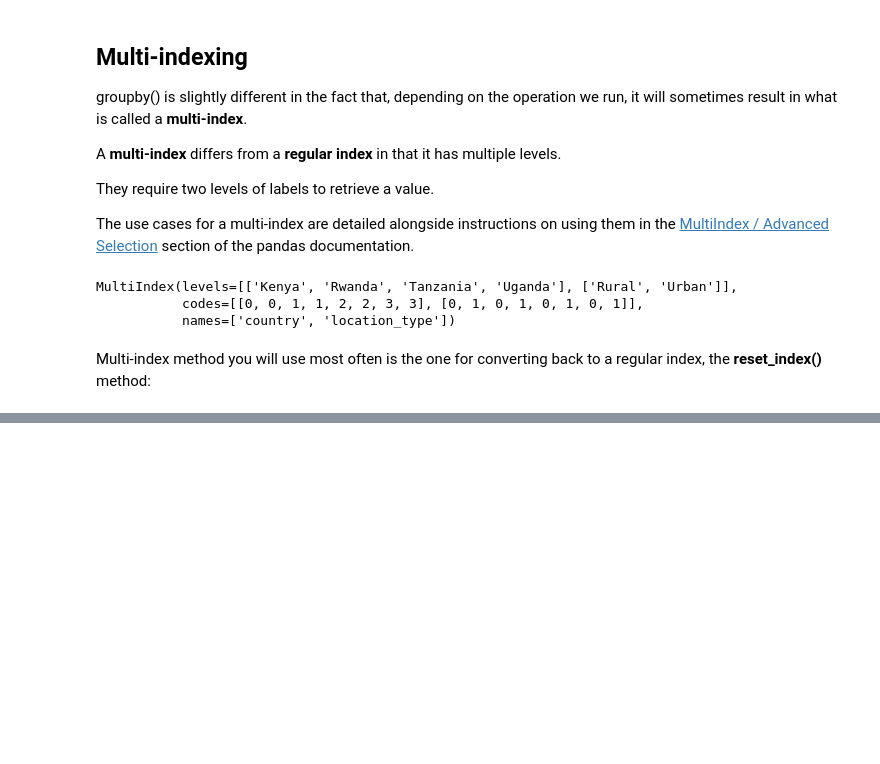
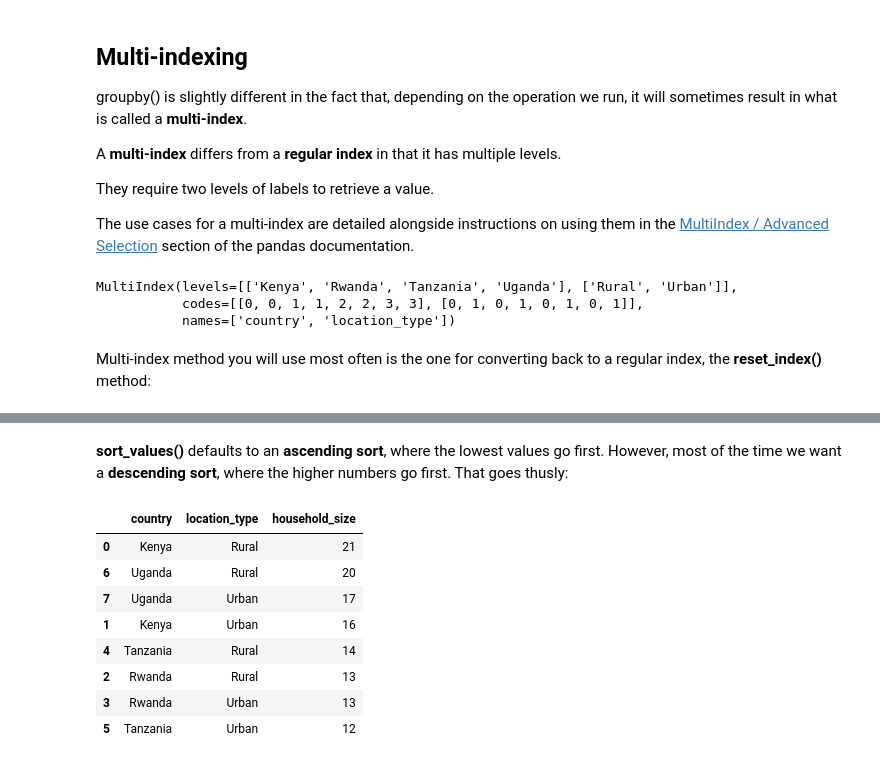
Before and after one commit to AubreyJohns/python_pandas, a Jupyter notebook: Pandas.ipynb, the cells around one changed output, grey strips where cells are left out. Drawn from its saved outputs; the diff is of its cells as text; code cells hidden in the pictures; blank space fills up the shorter version.

```diff
--- a/Pandas.ipynb
+++ b/Pandas.ipynb
@@ -1287,0 +1331,14 @@ Multi-index method you will use most often is the one for converting back to a r
+# %% [markdown]
+**sort_values()** defaults to an **ascending sort**, where the lowest values go first. However, most of the time we want a **descending sort**, where the higher numbers go first. That goes thusly:
+# %%
+financial_multi_index_reset.sort_values(by = 'household_size', ascending = False)
+# %% [output]
+|  | country | location_type | household_size |
+| 0 | Kenya | Rural | 21 |
+| 6 | Uganda | Rural | 20 |
+| 7 | Uganda | Urban | 17 |
+| 1 | Kenya | Urban | 16 |
+| 4 | Tanzania | Rural | 14 |
+| 2 | Rwanda | Rural | 13 |
+| 3 | Rwanda | Urban | 13 |
+| 5 | Tanzania | Urban | 12 |
```
Also changed, not shown: parts of 8 cells of this notebook.
